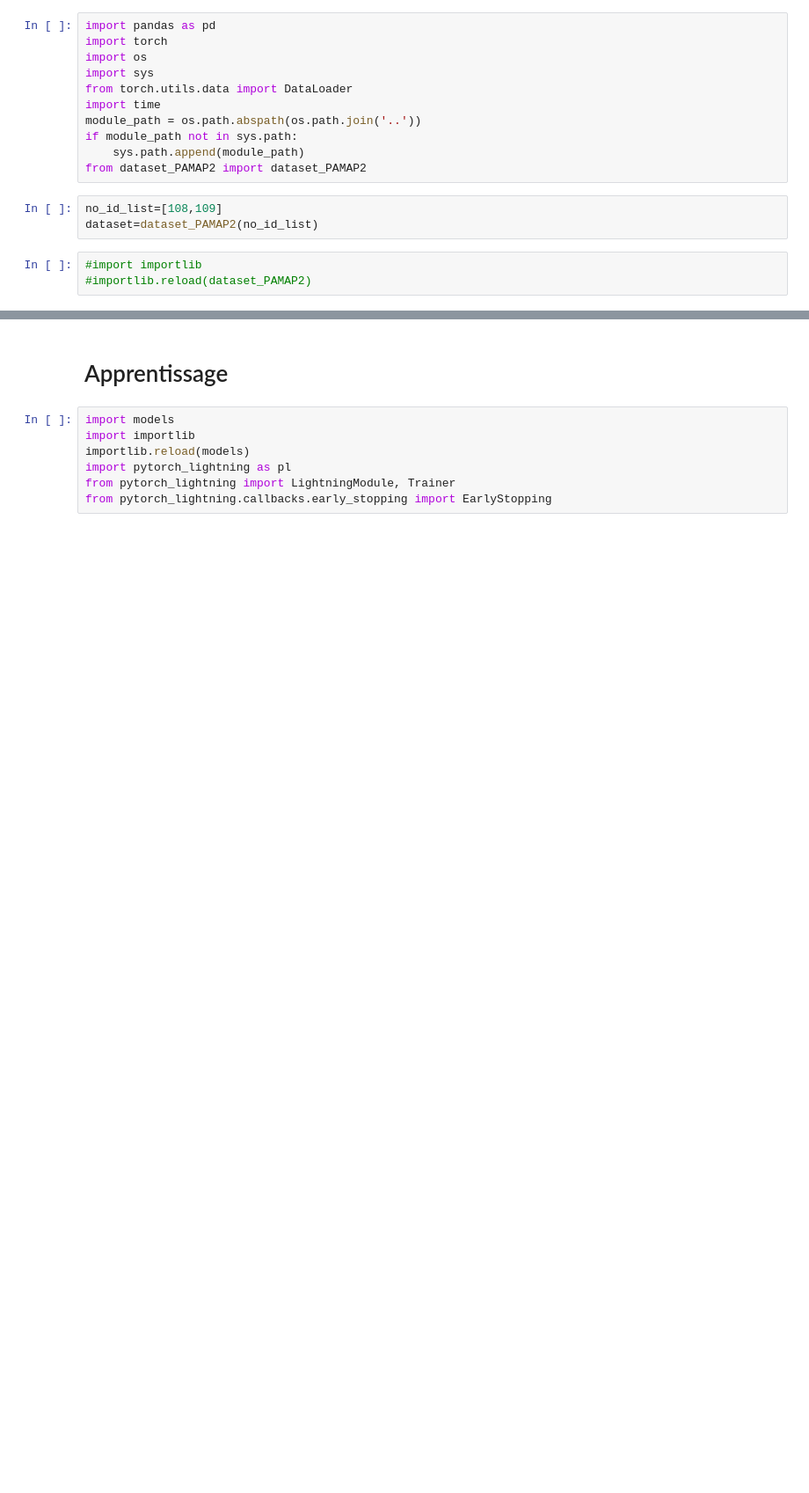
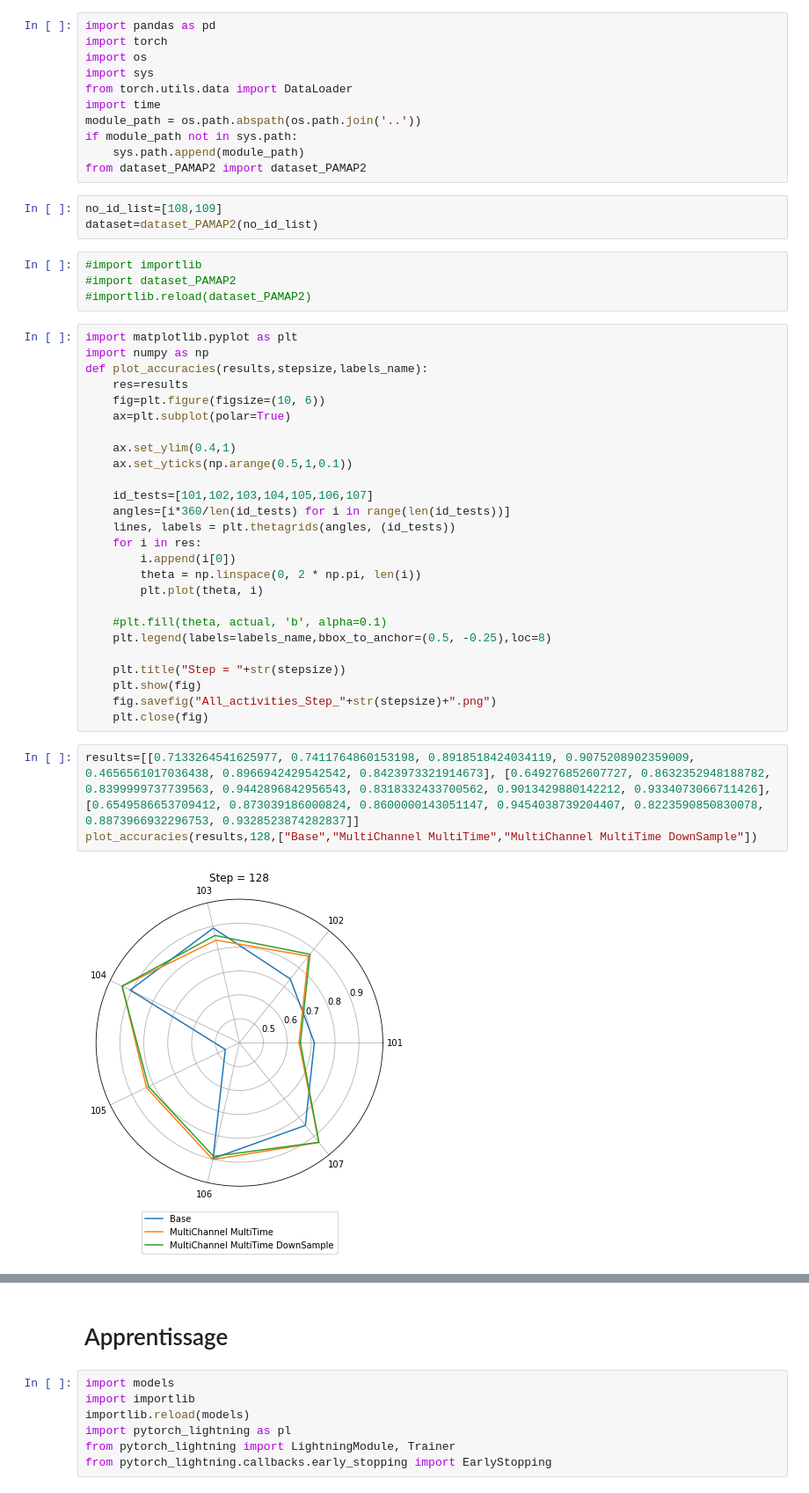
Before and after one commit to nickbent/multi-timeseries-classification, a Jupyter notebook: notebooks/Train_model_all_activities.ipynb, the cells around one changed output, grey strips where cells are left out. Shown: that part at 88% size. Saved outputs shown, nothing was run; the diff lists cells and outputs as text; blank space fills up the shorter version.

```diff
--- a/notebooks/Train_model_all_activities.ipynb
+++ b/notebooks/Train_model_all_activities.ipynb
@@ -14,5 +14,37 @@ no_id_list=[108,109]
 dataset=dataset_PAMAP2(no_id_list)
 # %%
 #import importlib
+#import dataset_PAMAP2
 #importlib.reload(dataset_PAMAP2)
+# %%
+import matplotlib.pyplot as plt
+import numpy as np
+def plot_accuracies(results,stepsize,labels_name):
+    res=results
+    fig=plt.figure(figsize=(10, 6))
+    ax=plt.subplot(polar=True)
+
+    ax.set_ylim(0.4,1)
+    ax.set_yticks(np.arange(0.5,1,0.1))
+
+    id_tests=[101,102,103,104,105,106,107]
+    angles=[i*360/len(id_tests) for i in range(len(id_tests))]
+    lines, labels = plt.thetagrids(angles, (id_tests))
+    for i in res:
+        i.append(i[0])
+        theta = np.linspace(0, 2 * np.pi, len(i))
+        plt.plot(theta, i)
+
+    #plt.fill(theta, actual, 'b', alpha=0.1)
+    plt.legend(labels=labels_name,bbox_to_anchor=(0.5, -0.25),loc=8)
+
+    plt.title("Step = "+str(stepsize))
+    plt.show(fig)
+    fig.savefig("All_activities_Step_"+str(stepsize)+".png")
+    plt.close(fig)
+# %%
+results=[[0.7133264541625977, 0.7411764860153198, 0.8918518424034119, 0.9075208902359009, 0.4656561017036438, 0.8966942429542542, 0.8423973321914673], [0.649276852607727, 0.8632352948188782, 0.8399999737739563, 0.9442896842956543, 0.8318332433700562, 0.9013429880142212, 0.9334073066711426], [0.6549586653709412, 0.873039186000824, 0.8600000143051147, 0.9454038739204407, 0.8223590850830078, 0.8873966932296753, 0.9328523874282837]]
+plot_accuracies(results,128,["Base","MultiChannel MultiTime","MultiChannel MultiTime DownSample"])
+# %% [output]
+[figure, added]
 # %%
```
Also changed, not shown: parts of 11 cells of this notebook.
